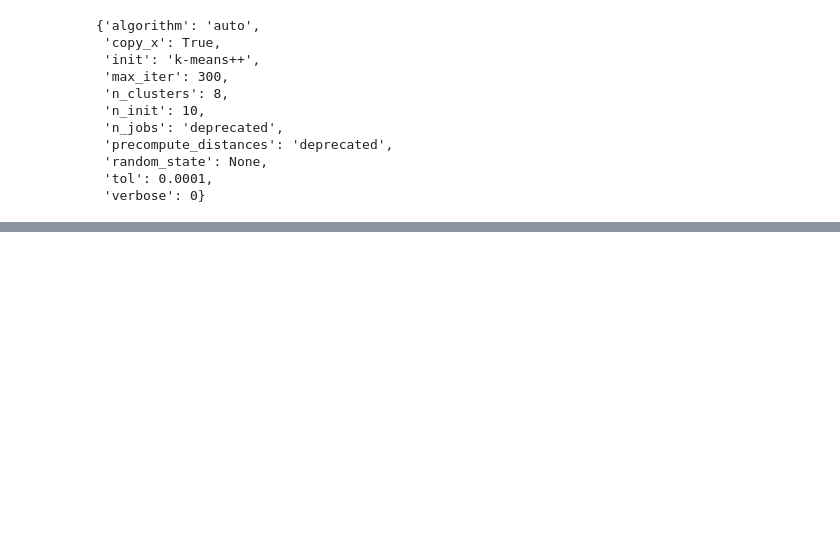
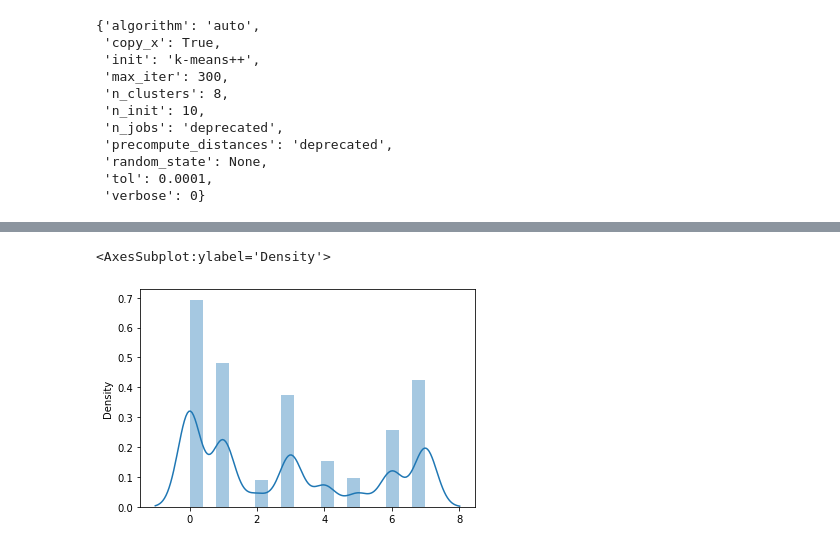
Before and after one commit to mycoalchen/KMeansProject, a Jupyter notebook: simple.ipynb, the cells around one changed output, grey strips where cells are left out. Cells and saved outputs as stored; diff of their text form; code cells hidden in the pictures; blank space fills up the shorter version.

Commit message:
added plots for clarity

```diff
--- a/simple.ipynb
+++ b/simple.ipynb
@@ -257,0 +256,5 @@ print(ourFit.centroids)
+# %%
+sns.distplot(scikitFit.labels_)
+# %% [output]
+<AxesSubplot:ylabel='Density'>
+[figure, added]
```
Also changed, not shown: parts of 7 cells of this notebook.
